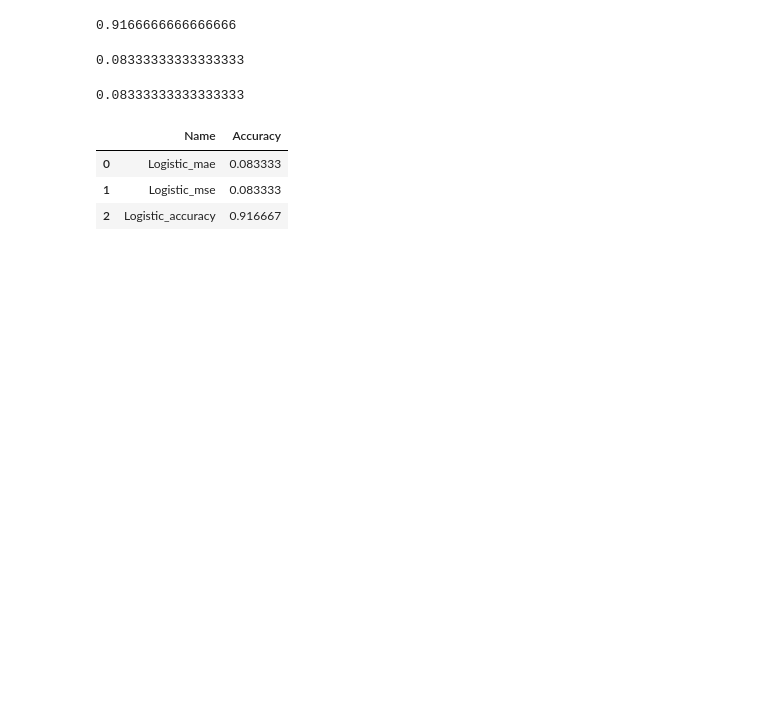
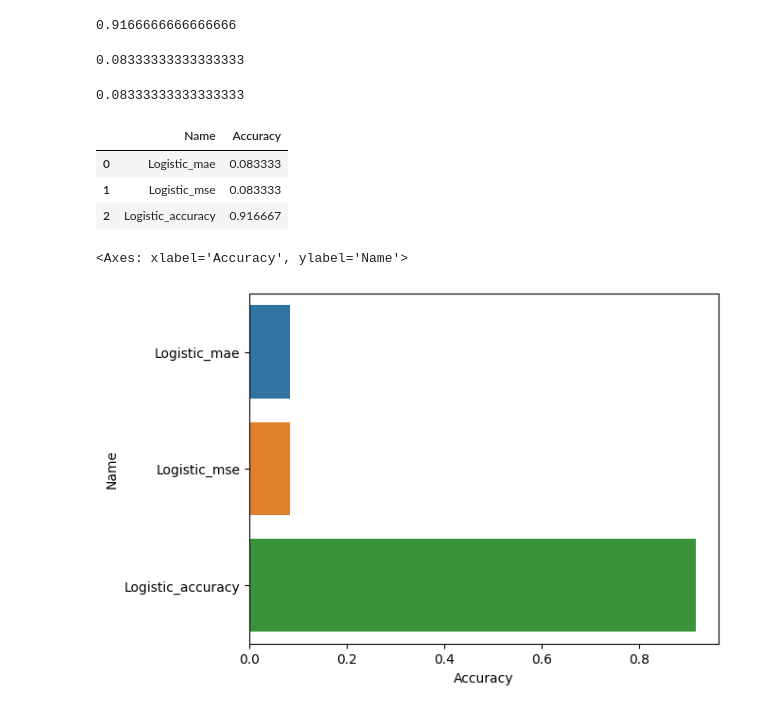
Before and after one commit to jarinraya02/Machine_Learning_Course, a Jupyter notebook: Class 9(Logistic Regression)/Class 9 .ipynb, the cells around one changed output. Drawn from its saved outputs; the diff is of its cells as text; code cells hidden in the pictures; blank space fills up the shorter version.

```diff
--- a/Class 9(Logistic Regression)/Class 9 .ipynb
+++ b/Class 9(Logistic Regression)/Class 9 .ipynb
@@ -147,0 +150,5 @@ df_after_pred.head()
+# %%
+sns.barplot(x='Accuracy',y='Name',data=df_after_pred)
+# %% [output]
+<Axes: xlabel='Accuracy', ylabel='Name'>
+[figure, added]
```
Also changed, not shown: parts of 1 cell of this notebook.
